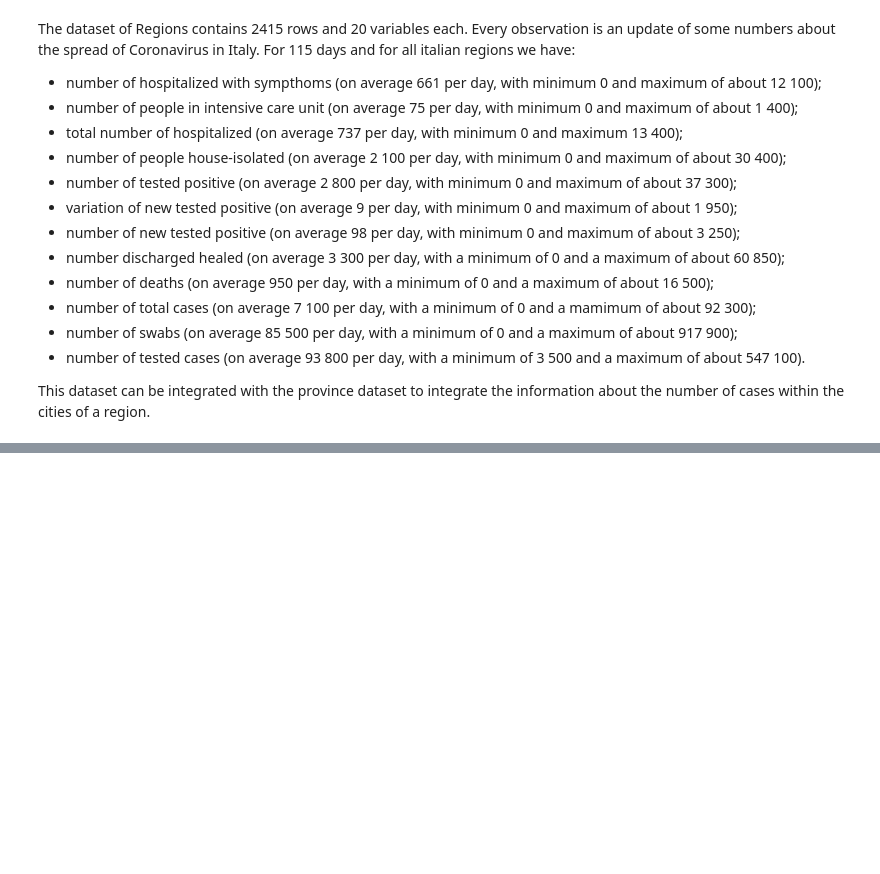
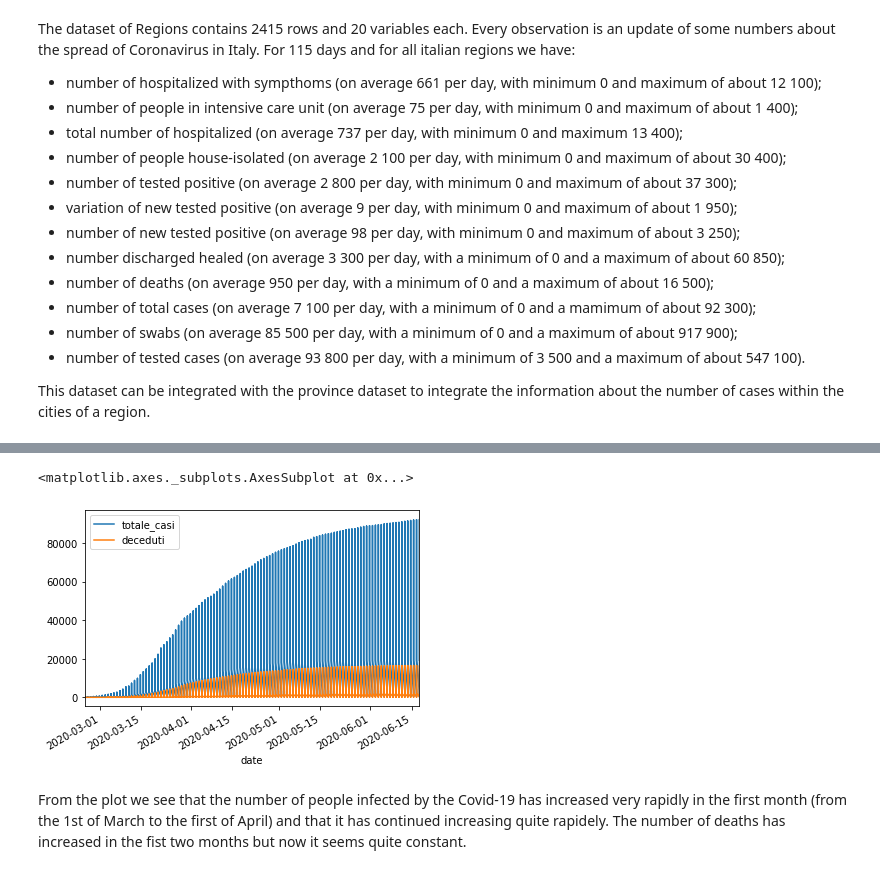
Before and after one commit to fedepiro96/APAD-project, a Jupyter notebook: benci-pirona.ipynb, the cells around one changed output, grey strips where cells are left out. Drawn from its saved outputs; the diff is of its cells as text; code cells hidden in the pictures; blank space fills up the shorter version.

```diff
--- a/benci-pirona.ipynb
+++ b/benci-pirona.ipynb
@@ -210,0 +223,9 @@ This dataset can be integrated with the province dataset to integrate the inform
+# %%
+region['date'] = [datetime.strptime(x, "%Y-%m-%dT%H:%M:%S") for x in region['data']] # new date as datetime object
+# %%
+region.plot(y=['totale_casi', 'deceduti'], x='date')
+# %% [output]
+<matplotlib.axes._subplots.AxesSubplot at 0x...>
+[figure, added]
+# %% [markdown]
+From the plot we see that the number of people infected by the Covid-19 has increased very rapidly in the first month (from the 1st of March to the first of April) and that it has continued increasing quite rapidely. The number of deaths has increased in the fist two months but now it seems quite constant.
```
Also changed, not shown: parts of 25 cells of this notebook.
